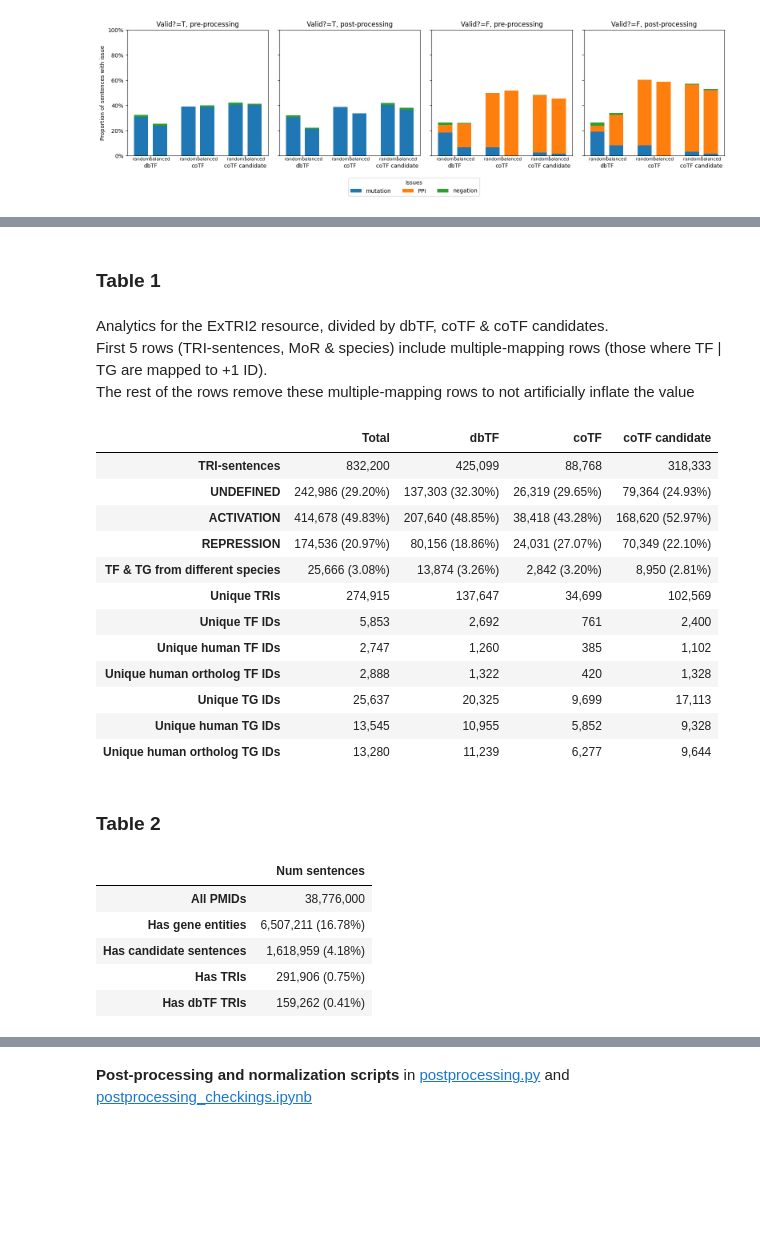
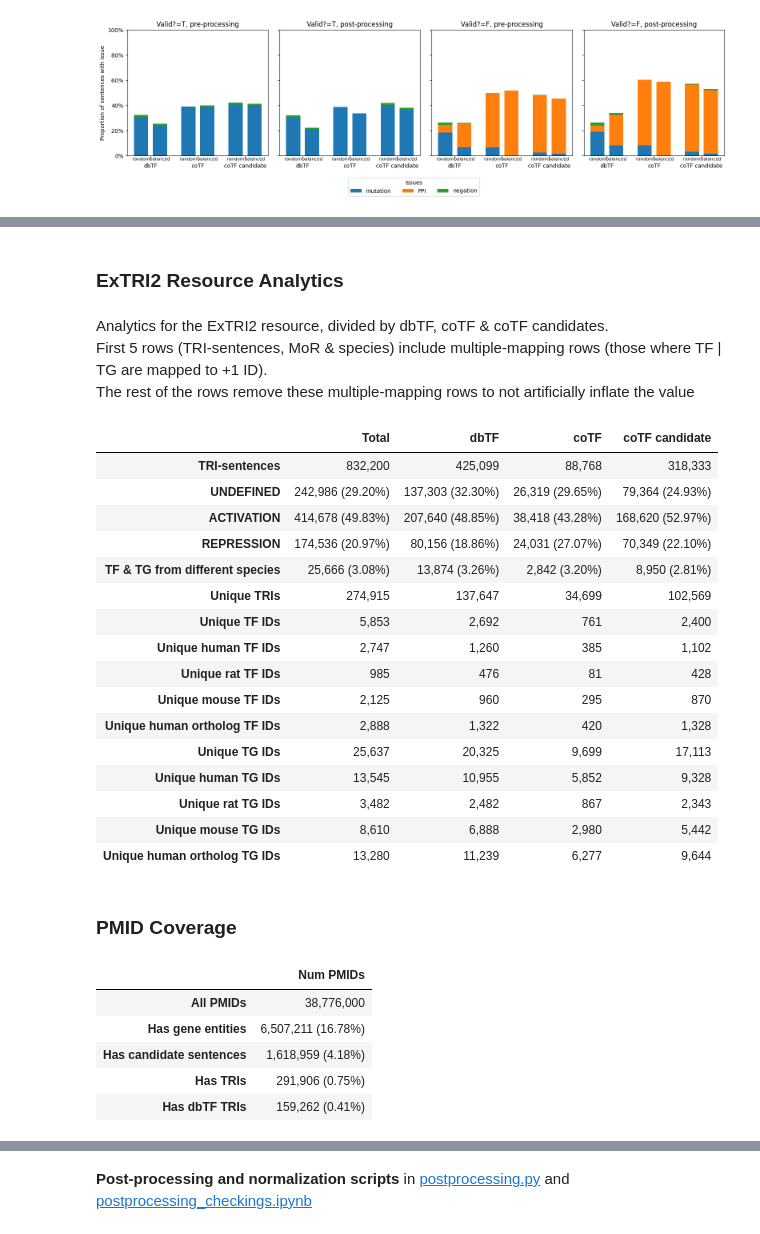
Before and after one commit to Rbbt-Workflows/ExTRI2, a Jupyter notebook: analysis/repo_to_paper.ipynb, the cells around one changed output, grey strips where cells are left out. Saved outputs shown, nothing was run; the diff lists cells and outputs as text; code cells hidden in the pictures; blank space fills up the shorter version.

```diff
--- a/analysis/repo_to_paper.ipynb
+++ b/analysis/repo_to_paper.ipynb
@@ -804,13 +851,13 @@ def split_in_dbTF_coTF_coTF_cand(ExTRI2_df):
 
 dbTF_df, coTF_df, coTF_cand_df = split_in_dbTF_coTF_coTF_cand(ExTRI2_df)
 # %%
-# TABLES 1, 2
-def table_1(ExTRI2_df, dbTF_df, coTF_df, coTF_cand_df):
+# Analytics for the ExTRI2 resource
+def display_extri2_resource_analytics(ExTRI2_df, dbTF_df, coTF_df, coTF_cand_df):
     '''
     Show analytics for the ExTRI2 dataframe
     '''
 
-    h3("Table 1")
+    h3("ExTRI2 Resource Analytics")
     md("Analytics for the ExTRI2 resource, divided by dbTF, coTF & coTF candidates.<br>" \
         "First 5 rows (TRI-sentences, MoR & species) include multiple-mapping rows (those where TF | TG are mapped to +1 ID).<br>" \
         "The rest of the rows remove these multiple-mapping rows to not artificially inflate the value")
@@ -837,8 +884,10 @@ def table_1(ExTRI2_df, dbTF_df, coTF_df, coTF_cand_df):
         for T in ['TF', 'TG']:
             analytics[f'Unique {T} IDs'] = f"{df[f'{T} Id'].nunique():,}"
             analytics[f'Unique human {T} IDs'] = f"{df[df[f'{T} TaxID'] == '9606'][f'{T} Id'].nunique():,}"
+            analytics[f'Unique rat {T} IDs']   = f"{df[df[f'{T} TaxID'] == '10116'][f'{T} Id'].nunique():,}"
+            analytics[f'Unique mouse {T} IDs'] = f"{df[df[f'{T} TaxID'] == '10090'][f'{T} Id'].nunique():,}"
+
             analytics[f'Unique human ortholog {T} IDs'] = f"{df[f'unique_{T}_human_symbol'].nunique():,}"
-
 
         # Convert the analytics dictionary to a DataFrame and add it to the list
         analysis_df = pd.DataFrame.from_dict(analytics, orient='index', columns=[name])
@@ -846,7 +895,7 @@ def table_1(ExTRI2_df, dbTF_df, coTF_df, coTF_cand_df):
 
     display(pd.concat(analysis_dfs, axis=1))
 
-def table_2(final_df, dbTF_df):
+def display_pmid_coverage(final_df, dbTF_df):
 
     # Obtained from other sources
     all_pmids = 38_776_000
@@ -856,44 +905,48 @@ def table_2(final_df, dbTF_df):
     candidate_sents = pd.read_csv(config['raw_ExTRI2_p'], sep='\t', header=1, chunksize=1_000_000, keep_default_na=False)
     candidate_PMIDs = set()
     for chunk in candidate_sents:
         PMIDs = chunk['#SentenceID'].apply(lambda row: row.split(':')[1])
         candidate_PMIDs.update(PMIDs)
 
     has_TRIs = final_df['PMID'].nunique()
     has_dbTF_TRIs = dbTF_df['PMID'].nunique()
 
-    h3("Table 2")
+    h3("PMID Coverage")
     analytics = {}
     analytics['All PMIDs'] = f"{all_pmids:,}"
     analytics['Has gene entities'] = f"{has_gene_entities:,} ({has_gene_entities / all_pmids:.2%})"
     analytics['Has candidate sentences'] = f"{len(candidate_PMIDs):,} ({len(candidate_PMIDs) / all_pmids:.2%})"
     analytics['Has TRIs'] = f"{has_TRIs:,} ({has_TRIs / all_pmids:.2%})"
     analytics['Has dbTF TRIs'] = f"{has_dbTF_TRIs:,} ({has_dbTF_TRIs / all_pmids:.2%})"
 
-    analysis_df = pd.DataFrame.from_dict(analytics, orient='index', columns=['Num sentences'])
+    analysis_df = pd.DataFrame.from_dict(analytics, orient='index', columns=['Num PMIDs'])
     # analysis_df.to_excel('tables_figs/table_1.xlsx')
     display(analysis_df)
 
-table_1(ExTRI2_df, dbTF_df, coTF_df, coTF_cand_df)
-table_2(ExTRI2_df, dbTF_df)
+display_extri2_resource_analytics(ExTRI2_df, dbTF_df, coTF_df, coTF_cand_df)
+display_pmid_coverage(ExTRI2_df, dbTF_df)
 # %% [output]
-<h3>Table 1</h3>
+<h3>ExTRI2 Resource Analytics</h3>
 Analytics for the ExTRI2 resource, divided by dbTF, coTF & coTF candidates.<br>First 5 rows (TRI-sentences, MoR & species) include multiple-mapping rows (those where TF | TG are mapped to +1 ID).<br>The rest of the rows remove these multiple-mapping rows to not artificially inflate the value
 |  | Total | dbTF | coTF | coTF candidate |
 | TRI-sentences | 832,200 | 425,099 | 88,768 | 318,333 |
 | UNDEFINED | 242,986 (29.20%) | 137,303 (32.30%) | 26,319 (29.65%) | 79,364 (24.93%) |
 | ACTIVATION | 414,678 (49.83%) | 207,640 (48.85%) | 38,418 (43.28%) | 168,620 (52.97%) |
 | REPRESSION | 174,536 (20.97%) | 80,156 (18.86%) | 24,031 (27.07%) | 70,349 (22.10%) |
 | TF & TG from different species | 25,666 (3.08%) | 13,874 (3.26%) | 2,842 (3.20%) | 8,950 (2.81%) |
 | Unique TRIs | 274,915 | 137,647 | 34,699 | 102,569 |
 | Unique TF IDs | 5,853 | 2,692 | 761 | 2,400 |
 | Unique human TF IDs | 2,747 | 1,260 | 385 | 1,102 |
+| Unique rat TF IDs | 985 | 476 | 81 | 428 |
+| Unique mouse TF IDs | 2,125 | 960 | 295 | 870 |
 | Unique human ortholog TF IDs | 2,888 | 1,322 | 420 | 1,328 |
 | Unique TG IDs | 25,637 | 20,325 | 9,699 | 17,113 |
 | Unique human TG IDs | 13,545 | 10,955 | 5,852 | 9,328 |
+| Unique rat TG IDs | 3,482 | 2,482 | 867 | 2,343 |
+| Unique mouse TG IDs | 8,610 | 6,888 | 2,980 | 5,442 |
 | Unique human ortholog TG IDs | 13,280 | 11,239 | 6,277 | 9,644 |
-<h3>Table 2</h3>
+<h3>PMID Coverage</h3>
-|  | Num sentences |
+|  | Num PMIDs |
 | All PMIDs | 38,776,000 |
 | Has gene entities | 6,507,211 (16.78%) |
 | Has candidate sentences | 1,618,959 (4.18%) |
```
Also changed, not shown: parts of 45 cells of this notebook, 1 other file.
